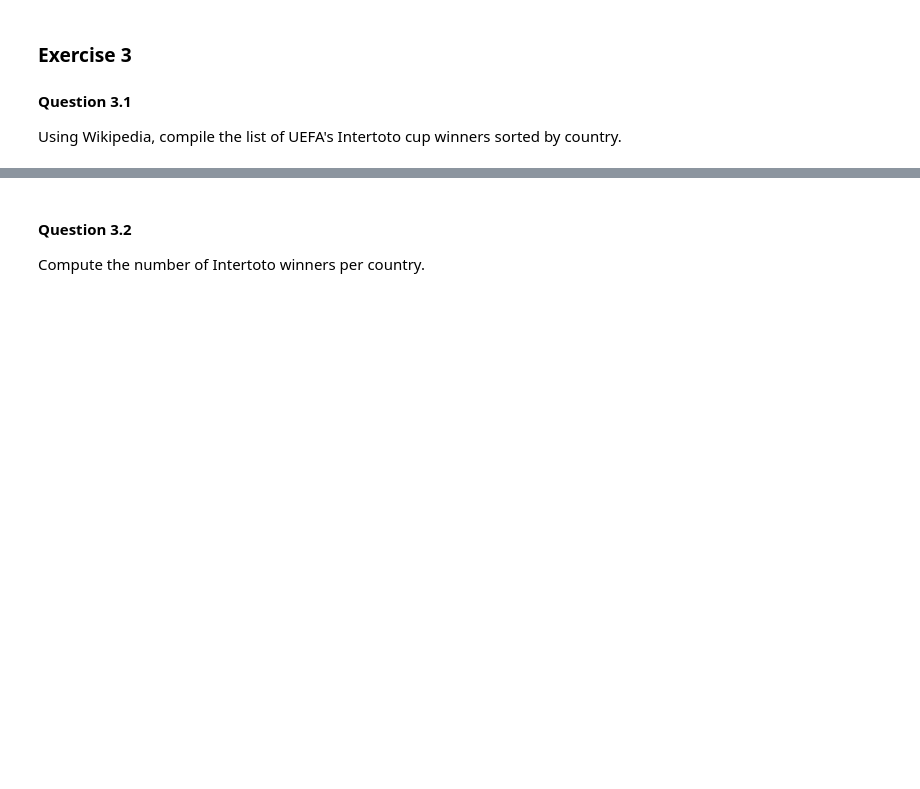
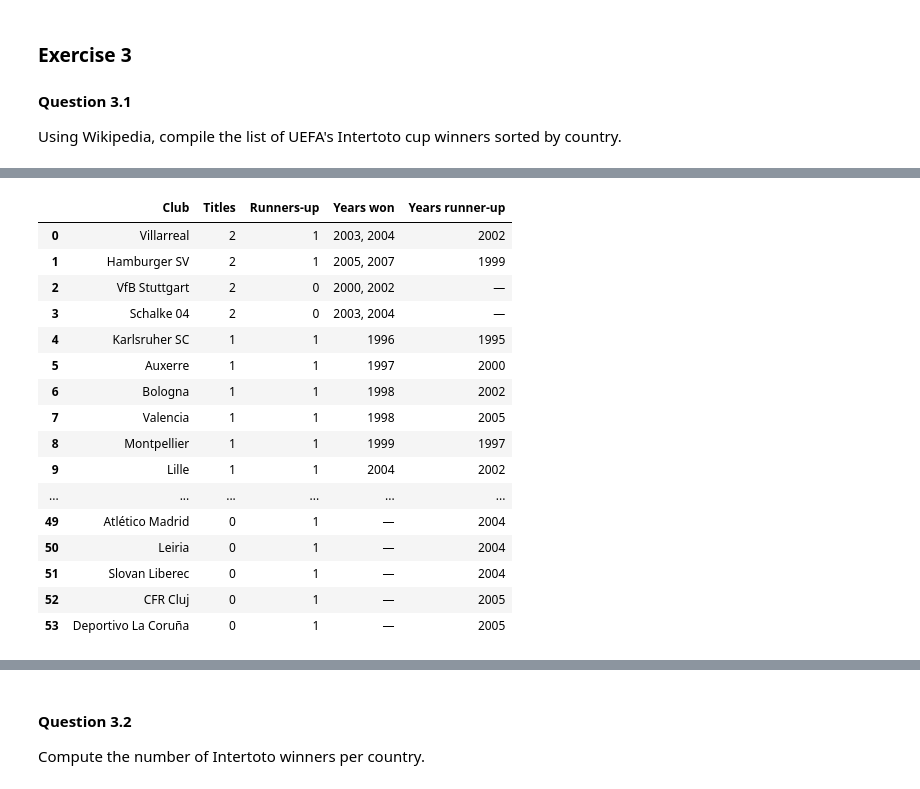
Before and after one commit to Javanochka/m1-data-science-td, a Jupyter notebook: class03-apis-tasks/Exercise_sheet_4_api.ipynb, the cells around one changed output, grey strips where cells are left out. Cells and saved outputs as stored; diff of their text form; code cells hidden in the pictures; blank space fills up the shorter version.

```diff
--- a/class03-apis-tasks/Exercise_sheet_4_api.ipynb
+++ b/class03-apis-tasks/Exercise_sheet_4_api.ipynb
@@ -205,6 +207,7 @@ Cape Breton (disambiguation)
 import sys
 
 refs = []
+wikipedia.set_lang('en')
 for alink in internal_links:
     try:
         search_results = wikipedia.search(alink, results=1)
@@ -507,0 +354,5 @@ soup = BeautifulSoup(html_content, 'html.parser')
+# %%
+import pandas as pd
+uefa_table = wikipedia.page('List of UEFA Intertoto Cup winners').html().encode("utf-16")
+df_club_country = pd.read_html(uefa_table)[1]
+df_club_country
@@ -507,0 +383,21 @@ soup = BeautifulSoup(html_content, 'html.parser')
+# %%
+uefa_table2 = pd.read_html(uefa_table)[2]
+uefa_table2
+# %% [output]
+|  | Club | Titles | Runners-up | Years won | Years runner-up |
+| 0 | Villarreal | 2 | 1 | 2003, 2004 | 2002 |
+| 1 | Hamburger SV | 2 | 1 | 2005, 2007 | 1999 |
+| 2 | VfB Stuttgart | 2 | 0 | 2000, 2002 | — |
+| 3 | Schalke 04 | 2 | 0 | 2003, 2004 | — |
+| 4 | Karlsruher SC | 1 | 1 | 1996 | 1995 |
+| 5 | Auxerre | 1 | 1 | 1997 | 2000 |
+| 6 | Bologna | 1 | 1 | 1998 | 2002 |
+| 7 | Valencia | 1 | 1 | 1998 | 2005 |
+| 8 | Montpellier | 1 | 1 | 1999 | 1997 |
+| 9 | Lille | 1 | 1 | 2004 | 2002 |
+| ... | ... | ... | ... | ... | ... |
+| 49 | Atlético Madrid | 0 | 1 | — | 2004 |
+| 50 | Leiria | 0 | 1 | — | 2004 |
+| 51 | Slovan Liberec | 0 | 1 | — | 2004 |
+| 52 | CFR Cluj | 0 | 1 | — | 2005 |
+| 53 | Deportivo La Coruña | 0 | 1 | — | 2005 |
```
Also changed, not shown: parts of 14 cells of this notebook.
